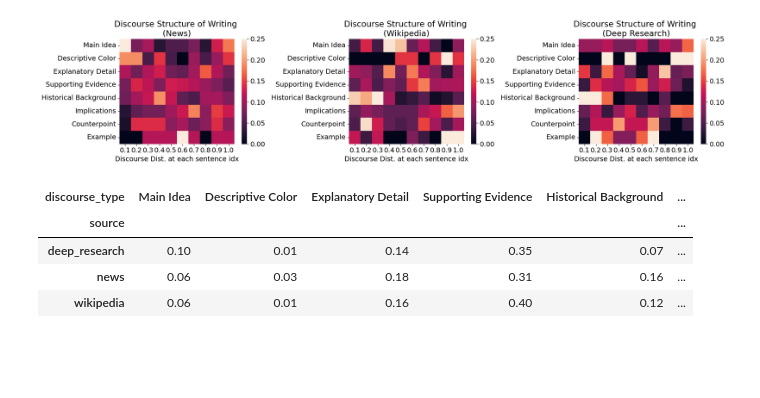
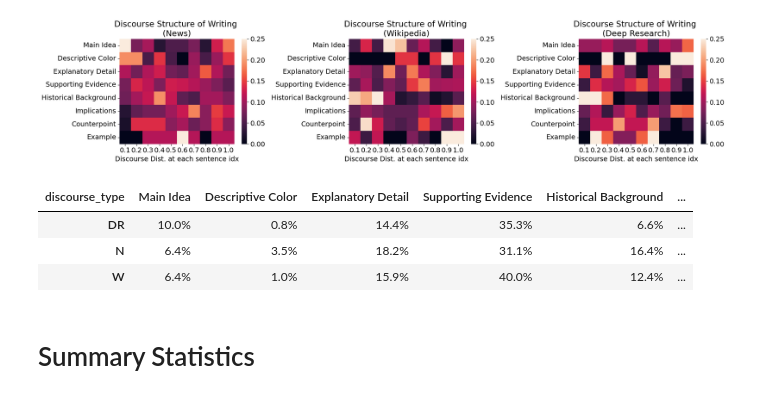
Before and after one commit to alex2awesome/deep-research-exploration, a Jupyter notebook: notebooks/2025-06-09__label-sources.ipynb, the cells around one changed output. Cells and saved outputs as stored; diff of their text form; code cells hidden in the pictures; blank space fills up the shorter version.

```diff
--- a/notebooks/2025-06-09__label-sources.ipynb
+++ b/notebooks/2025-06-09__label-sources.ipynb
@@ -335,16 +391,25 @@ plt.savefig('../figures/discourse_structure.png', bbox_inches='tight')
 # %%
 import matplotlib.pyplot as plt
 
-(u.all_discourse_labels_df
+t = (u.all_discourse_labels_df
  .assign(c=1)
  .pivot_table(columns='discourse_type', index='source', values='c', aggfunc='sum')
  .pipe(lambda df: df.divide(df.sum(axis=1), axis=0))
- .loc[:, aggs['news'].index].round(2)
-.style.format(precision=2, na_rep='').background_gradient(cmap='Spectral', low=1, high=0, axis=None)
+ .loc[:, aggs['news'].index]
+ .pipe(lambda df: df*100)
+
 )
+
+t.index.name = None
+t.index = t.index.map(lambda x: {'deep_research': 'DR', 'news': 'N', 'wikipedia': 'W'}.get(x, x))
+
+t = t.style.format("{:.1f}%", na_rep='').background_gradient(cmap='Spectral', low=1, high=0, axis=None)
+await h.generate_image_async(t, '../figures/discourse_types_overall.png')
+t
 # %% [output]
 | discourse_type | Main Idea | Descriptive Color | Explanatory Detail | Supporting Evidence | Historical Background | ... |
-| source |  |  |  |  |  | ... |
-| deep_research | 0.10 | 0.01 | 0.14 | 0.35 | 0.07 | ... |
-| news | 0.06 | 0.03 | 0.18 | 0.31 | 0.16 | ... |
-| wikipedia | 0.06 | 0.01 | 0.16 | 0.40 | 0.12 | ... |
+| DR | 10.0% | 0.8% | 14.4% | 35.3% | 6.6% | ... |
+| N | 6.4% | 3.5% | 18.2% | 31.1% | 16.4% | ... |
+| W | 6.4% | 1.0% | 15.9% | 40.0% | 12.4% | ... |
+# %% [markdown]
+# Summary Statistics
```
Also changed, not shown: parts of 16 cells of this notebook, 15 other files.
